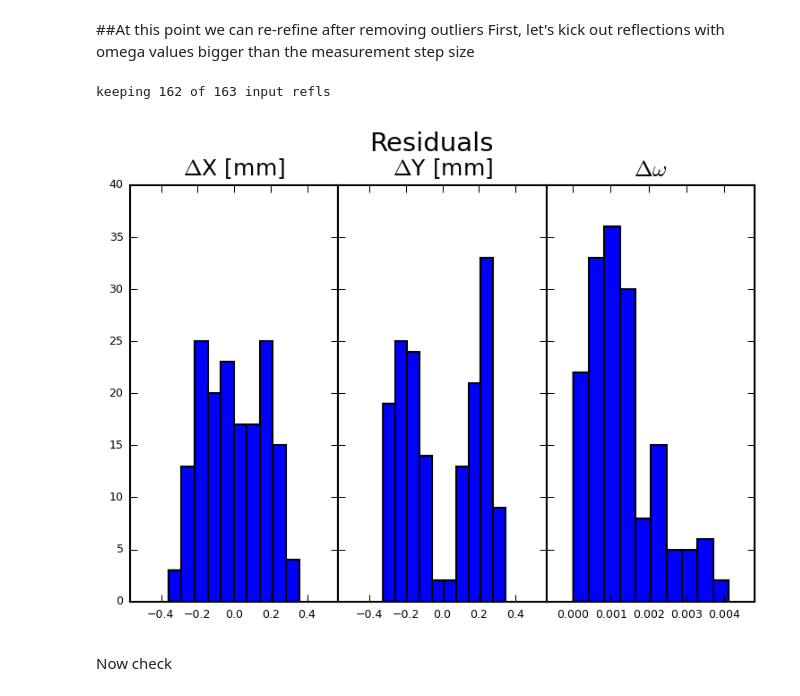
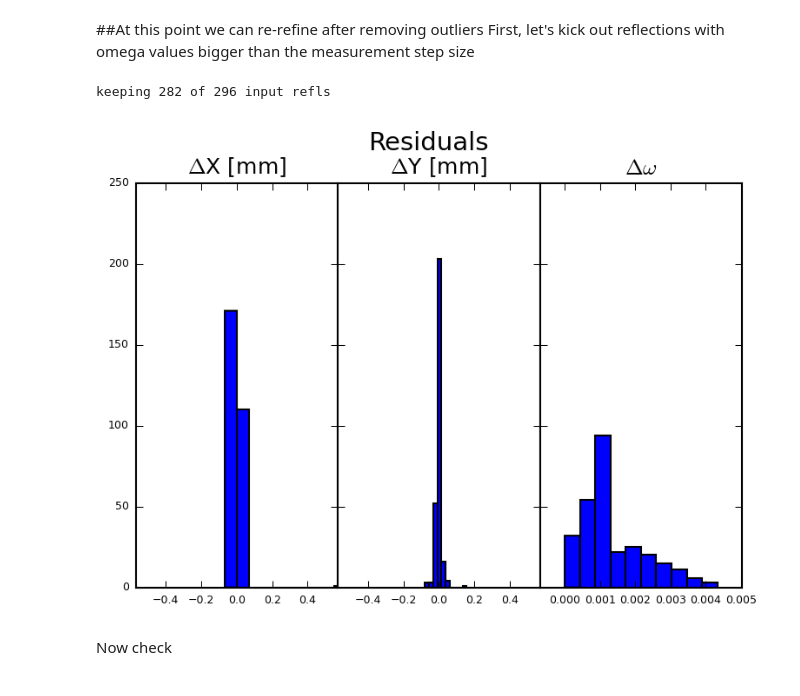
Before and after one commit to praxes/hexrd, a Jupyter notebook: share/calibrate_from_single_crystal.ipynb, the cells around one changed output. Drawn from its saved outputs; the diff is of its cells as text; code cells hidden in the pictures.

```diff
--- a/share/calibrate_from_single_crystal.ipynb
+++ b/share/calibrate_from_single_crystal.ipynb
@@ -103,7 +101,7 @@ r2d = np.degrees(1)
         vInv_s[5]   (inv(V)[0, 1] * sqrt(2))
 # %%
 # detector calibration parameter refinement flags
-pFlag = np.array([0, 0, 0,
+pFlag = np.array([1, 1, 1,
                   1, 1, 1,
                   1,
                   0, 0, 0,
@@ -166,7 +164,7 @@ analysis_dir = cfg.analysis_dir
 
 old_parfilename = cfg.instrument.detector.parameters_old
 # This should use the yaml detector spec, but it appears to include crystal parameters as well:
-new_parfilename = os.path.join(working_dir, 'single-crystal-calibration.par')
+new_parfilename = os.path.join(working_dir, 'single-crystal-calibration.yml')
 quats_filename = os.path.join(working_dir, 'accepted_orientations.dat')
 spots_filename = os.path.join(analysis_dir, 'spots_%05d.out' % grainID)
 
@@ -189,15 +187,15 @@ old_par = np.vstack([detector.getParams(allParams=True),
 dParams = old_par[-6:, 0]
 
 if os.path.isfile(new_parfilename):
-    new_par = yaml.load(new_parfilename)
+    new_par = yaml.load(open(new_parfilename, 'r'))
 
-    tiltAngles = new_par[:3]
-    tVec_d = new_par[3:6]
-    chi = new_par[6]
-    tVec_s = new_par[7:10]
-    expMap_c = new_par[10:13]
-    tVec_c = new_par[13:16]
-    vInv_s = new_par[16:]
+    tiltAngles = new_par['detector']['transform']['tilt_angles']
+    tVec_d = np.array(new_par['detector']['transform']['t_vec_d']).reshape(3, 1)
+    chi = new_par['oscillation_stage']['chi']
+    tVec_s = np.array(new_par['oscillation_stage']['t_vec_s']).reshape(3, 1)
+    expMap_c = np.array(new_par['calibration_crystal']['orientation']).reshape(3, 1)
+    tVec_c = np.array(new_par['calibration_crystal']['position']).reshape(3, 1)
+    vInv_s = np.array(new_par['calibration_crystal']['inv_stretch']).reshape(6, 1)
 else:
     all_quats = xf.unitVector(np.atleast_2d(np.loadtxt(quats_filename)).T)
     quat = all_quats[:, grainID].reshape(4, 1)
@@ -323,12 +324,12 @@ fig1.subplots_adjust(wspace=0)
 fig1.suptitle("Residuals", fontsize=14, y=1.0)
 titles = [r'$\Delta$X [mm]', r'$\Delta$Y [mm]', r'$\Delta\omega$']
 for i in range(3):
-    axs1[i].hist(resd_i.reshape(sum(idx_new), 3)[:, i], color='b')
-    axs1[i].hist(resd_f.reshape(sum(idx_new), 3)[:, i], color='g', alpha=0.5)
+    axs1[i].hist(resd_i.reshape(sum(idx), 3)[:, i], color='b')
+    axs1[i].hist(resd_f.reshape(sum(idx), 3)[:, i], color='g', alpha=0.5)
     axs1[i].set_title(titles[i], fontsize=12)
     if i > 1:
-        axs1[i].set_xlim(-0.0007, np.max(resd_f.reshape(sum(idx_new), 3)[:, i])+0.0007)
-        axs1[i].set_xlim(-0.0007, np.max(resd_f.reshape(sum(idx_new), 3)[:, i])+0.0007)
+        axs1[i].set_xlim(-0.0007, np.max(resd_f.reshape(sum(idx), 3)[:, i])+0.0007)
+        axs1[i].set_xlim(-0.0007, np.max(resd_f.reshape(sum(idx), 3)[:, i])+0.0007)
     else:
         axs1[i].set_xlim(-0.57, 0.57)
         axs1[i].set_xlim(-0.57, 0.57)
@@ -372,8 +389,10 @@ RuntimeError: Infeasible parameters for hkls:
 First, let's kick out reflections with omega values bigger than the measurement step size
 # %%
 # first, kick out omegas that are too far away
+x_diff = abs(gtable[idx_0, -3] - xyo_f[:, 0])
+y_diff = abs(gtable[idx_0, -2] - xyo_f[:, 1])
 ome_diff = r2d*xf.angularDifference(gtable[idx_0, -1], xyo_f[:, 2])
-idx_1 = abs(ome_diff) <= 0.25
+idx_1 = np.logical_and(x_diff, np.logical_and(y_diff <= 0.2, ome_diff <= 0.25))
 print "keeping %d of %d input refls" %(sum(idx_1), sum(idx))
 idx_new = np.zeros_like(idx, dtype=bool)
 idx_new[np.where(idx_0 == 1)[0][idx_1]] = True
@@ -394,35 +413,35 @@ results = fitting.inputToGeomParams(p_refined)
 
 # dump old detector parfile
 make_old_detector_parfile(results, det_origin=det_origin, filename=old_parfilename)
 
 resd_f = fitting.objFuncSX(
     p_refined[refineFlag], p_refined, pFlag, dFunc, dFlag,
     xyo_det, hkls, bMat, vInv_s, wlen,
     bVec_ref, eta_ref, omePeriod, simOnly=False
     )
 xyo_f = fitting.objFuncSX(
     p_refined[refineFlag], p_refined, pFlag, dFunc, dFlag,
     xyo_det, hkls, bMat, vInv_s, wlen,
     bVec_ref, eta_ref, omePeriod, simOnly=True
     )
 
 # new style method 2; use an axes array
 fig3, axs3 = plt.subplots(1, 3, sharex=False, sharey=True)
 fig3.subplots_adjust(wspace=0)
 fig3.suptitle("Residuals", fontsize=14, y=1.0)
 titles = [r'$\Delta$X [mm]', r'$\Delta$Y [mm]', r'$\Delta\omega$']
 for i in range(3):
     axs3[i].hist(resd_f.reshape(sum(idx_new), 3)[:, i], color='b')
     axs3[i].set_title(titles[i], fontsize=12)
     if i > 1:
         axs3[i].set_xlim(-0.0007, np.max(resd_f.reshape(sum(idx_new), 3)[:, i])+0.0007)
         axs3[i].set_xlim(-0.0007, np.max(resd_f.reshape(sum(idx_new), 3)[:, i])+0.0007)
     else:
         axs3[i].set_xlim(-0.57, 0.57)
         axs3[i].set_xlim(-0.57, 0.57)
 # %% [output]
-keeping 162 of 163 input refls
+keeping 282 of 296 input refls
-[figure, old version]
+[figure, new version]
 # %% [markdown]
 Now check
 # %%
```
Also changed, not shown: parts of 7 cells of this notebook, 3 other files.
